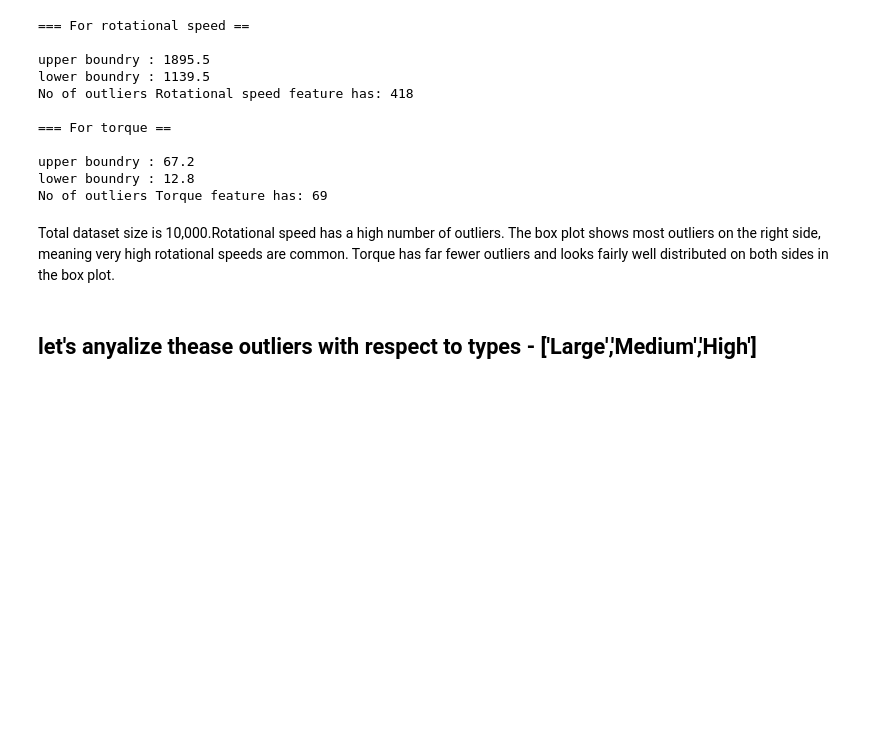
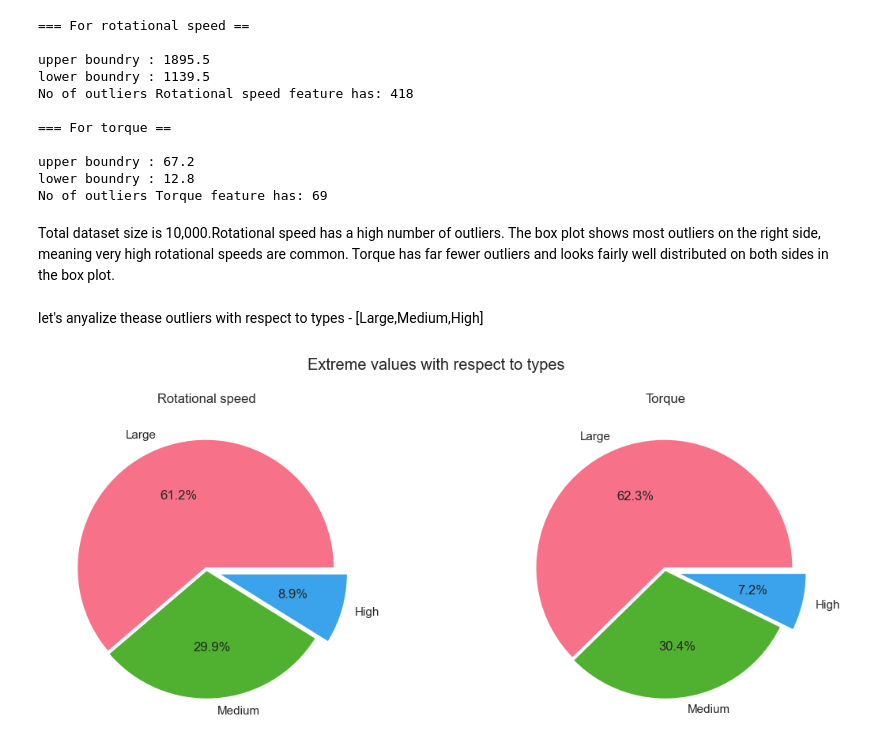
Before and after one commit to nayana-sisil/predictive-maintenance-ml, a Jupyter notebook: Predictive_maintaince.ipynb, the cells around one changed output. Saved outputs shown, nothing was run; the diff lists cells and outputs as text; code cells hidden in the pictures; blank space fills up the shorter version.

Commit message:
outlier detection complete

```diff
--- a/Predictive_maintaince.ipynb
+++ b/Predictive_maintaince.ipynb
@@ -459,4 +459,22 @@ No of outliers Torque feature has: 69
 
 Total dataset size is 10,000.Rotational speed has a high number of outliers. The box plot shows most outliers on the right side, meaning very high rotational speeds are common. Torque has far fewer outliers and looks fairly well distributed on both sides in the box plot.
 # %% [markdown]
-## let's anyalize thease outliers with respect to types - ['Large','Medium','High']
+let's anyalize thease outliers with respect to types - [Large,Medium,High]
+# %%
+data1 =  df[(df['Rotational speed']> ub1) | (df['Rotational speed'] < lb1)]['Type'].value_counts()
+data2 =  df[(df['Torque']> ub2) | (df['Torque'] < lb2)]['Type'].value_counts()
+
+colors = sns.color_palette('husl', n_colors=3)
+
+fig, axes =  plt.subplots(1,2, figsize=(12,5))
+fig.suptitle('Extreme values with respect to types')
+axes[0].set_title('Rotational speed')
+axes[0].pie(data1, labels=['Large','Medium','High'], autopct='%1.1f%%', explode=[0.02,0.0,0.1], colors=colors)
+
+axes[1].set_title('Torque')
+axes[1].pie(data2, labels=['Large','Medium','High'], autopct='%1.1f%%', explode=[0.02,0.0,0.1], colors=colors)
+
+fig.tight_layout()
+plt.show()
+# %% [output]
+[figure, added]
```
Also changed, not shown: parts of 1 cell of this notebook.
